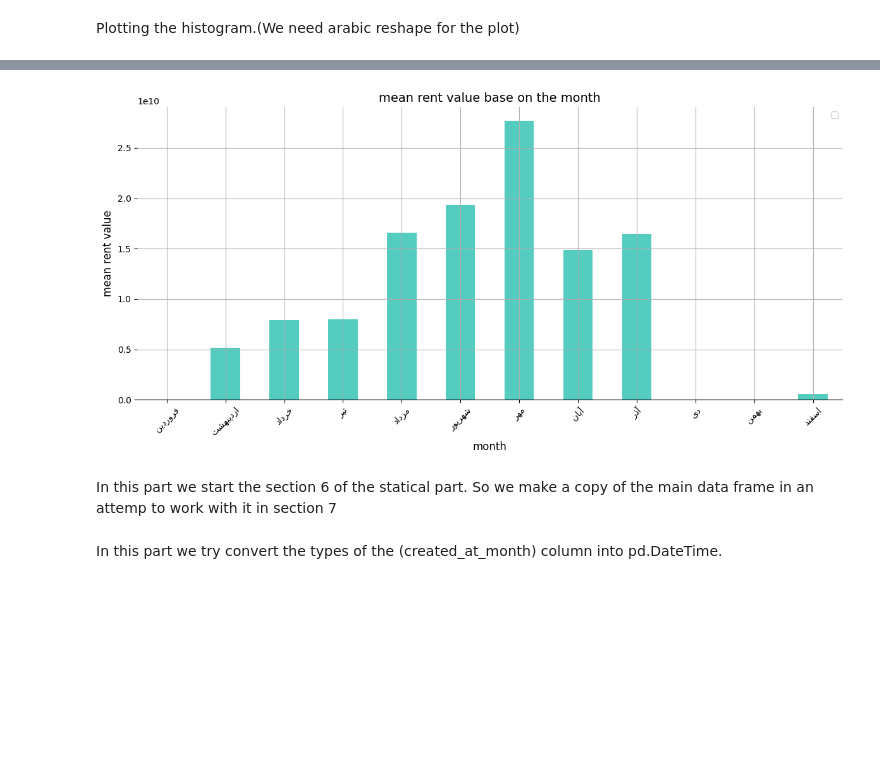
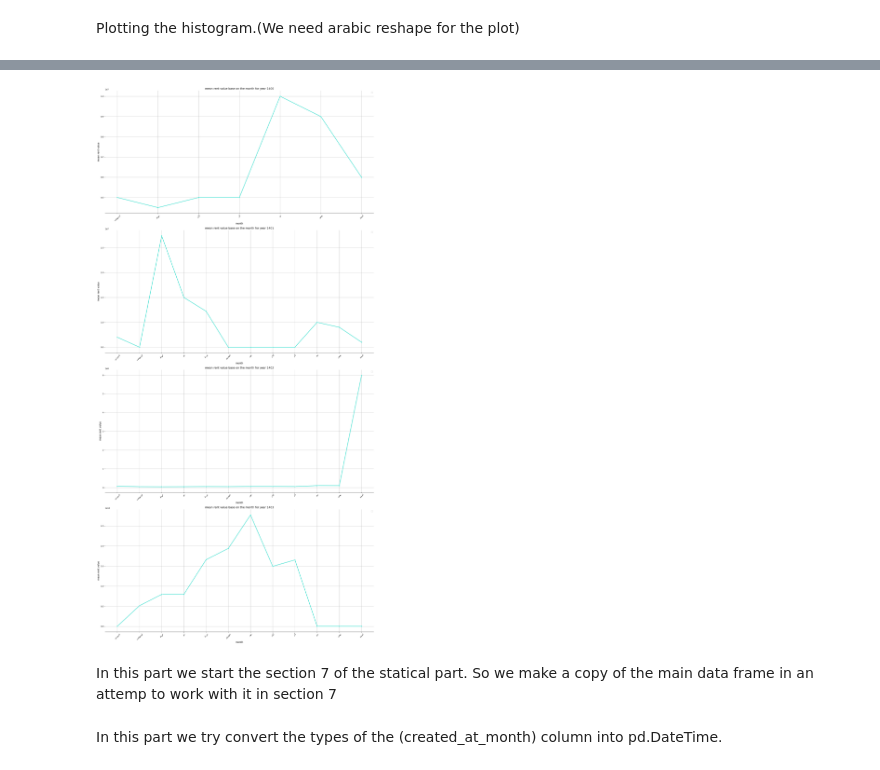
Before and after one commit to AmirrezaNasiri85/Artificial-Inteligance-Boot-Camp, a Jupyter notebook: ProjectOne.ipynb, the cells around one changed output, grey strips where cells are left out. Saved outputs shown, nothing was run; the diff lists cells and outputs as text; code cells hidden in the pictures; blank space fills up the shorter version.

```diff
--- a/ProjectOne.ipynb
+++ b/ProjectOne.ipynb
@@ -116,6 +106,11 @@ dtype: int64
 # %% [markdown]
 In this Part we fill Nan values of the ren_value.
 # %%
+# We just need the data which does not have the rent_value. -> with the logiv that if a row does not have a rent_value
+# it is for sale or a nan value of the rent category.
+labels = target_df["rent_value"].isna()
+target_df = target_df[~labels]
+
 def fill_nan_rent_value(data_frame : pd.DataFrame):
   # Fill the Nan values based on the median of elements grouped by month.
   rent_value_month_median = data_frame.groupby(["month"]).median()
@@ -126,6 +121,8 @@ def fill_nan_rent_value(data_frame : pd.DataFrame):
 
 # Enableing the function to be used in the PipeLine.
 fill_nan_rent_value = FunctionTransformer(fill_nan_rent_value)
-target_df = fill_nan_rent_value.transform(target_df)
+
 target_df.head(10)
+
+print(target_df.isna().sum())
 # %% [output]
@@ -142,0 +146,4 @@ target_df.head(10)
+# %%
+target_df = trun_grogorian_solar_month.transform(target_df)
+target_df = fill_nan_rent_value.transform(target_df)
+target_df = trun_grogorian_solar_year.transform(target_df)
@@ -142,0 +168,6 @@ target_df.head(10)
+# %%
+# Operations on the target_df
+target_df = target_df.drop(columns=["created_at_month"])
+
+target_df = target_df.groupby(["Year", "month"])["rent_value"].mean()
+target_df = pd.DataFrame(target_df)
@@ -153,53 +200,63 @@ from bidi.algorithm import get_display
 import matplotlib.pyplot as plt
 import pandas as pd
 import seaborn as sns
 
 
 def fix_fa(text: str) -> str:
     return get_display(arabic_reshaper.reshape(str(text)))
-
-target_grouped = target_df.groupby("month")["rent_value"].mean()
 
 month_order = [
     "فروردین",
     "اردیبهشت",
     "خرداد",
     "تیر",
     "مرداد",
     "شهریور",
     "مهر",
     "آبان",
     "آذر",
     "دی",
     "بهمن",
     "اسفند",
 ]
-valid_months = [m for m in month_order if m in target_grouped.index]
-target_grouped = target_grouped.reindex(valid_months)
 
 
-x_labels = [fix_fa(m) for m in target_grouped.index]
-y_values = target_grouped.values
+figure, axes = plt.subplots(4, 1, figsize=(20, 40))
+years = [1400, 1401, 1402, 1403]
+for index, year in zip(range(4), years):
+  target_grouped = target_df.loc[year]
 
-figure, axes = plt.subplots(figsize=(12, 6))
-sns.barplot(x=x_labels, y=y_values, color="turquoise", axes=axes, width=0.5)
+  valid_months = [m for m in month_order if m in target_grouped.index]
+  target_grouped = target_grouped.reindex(valid_months)
 
-plt.xticks(axes=axes, rotation=45)
-axes.set_title("mean rent value base on the month", fontsize=14)
-axes.set_xlabel("month", fontsize=12)
-axes.set_ylabel("mean rent value", fontsize=12)
+  current_axes = axes[index]
 
-axes.spines["top"].set_visible(False)
-axes.spines["left"].set_visible(False)
-axes.spines["right"].set_visible(False)
-axes.grid()
-axes.legend()
+  x_labels = [fix_fa(m) for m in target_grouped.index]
+  y_values = target_grouped["rent_value"]
+
+  sns.lineplot(x=x_labels, y=y_values, color="turquoise", ax=axes[index], marker='o', linewidth=2.5)
+
+  axes[index].tick_params(axis='x', rotation=45)
+  axes[index].set_title(f"mean rent value base on the month for year {year}", fontsize=14)
+  axes[index].set_xlabel("month", fontsize=12)
+  axes[index].set_ylabel("mean rent value", fontsize=12)
+
+  axes[index].spines["top"].set_visible(False)
+  axes[index].spines["left"].set_visible(False)
+  axes[index].spines["right"].set_visible(False)
+  axes[index].grid()
+  axes[index].legend()
 
 plt.tight_layout()
+
+##########################
+# line ploting.
+# ploting based on the year and plot it in the.
+##########################
 # %% [output]
-[figure, old version]
+[figure, new version]
 # %% [markdown]
-In this part we start the section 6 of the statical part.
+In this part we start the section 7 of the statical part.
 So we make a copy of the main data frame in an attemp to work with it in section 7
 # %%
 data_frame_7 = data_frame.copy()
```
Also changed, not shown: parts of 20 cells of this notebook.
